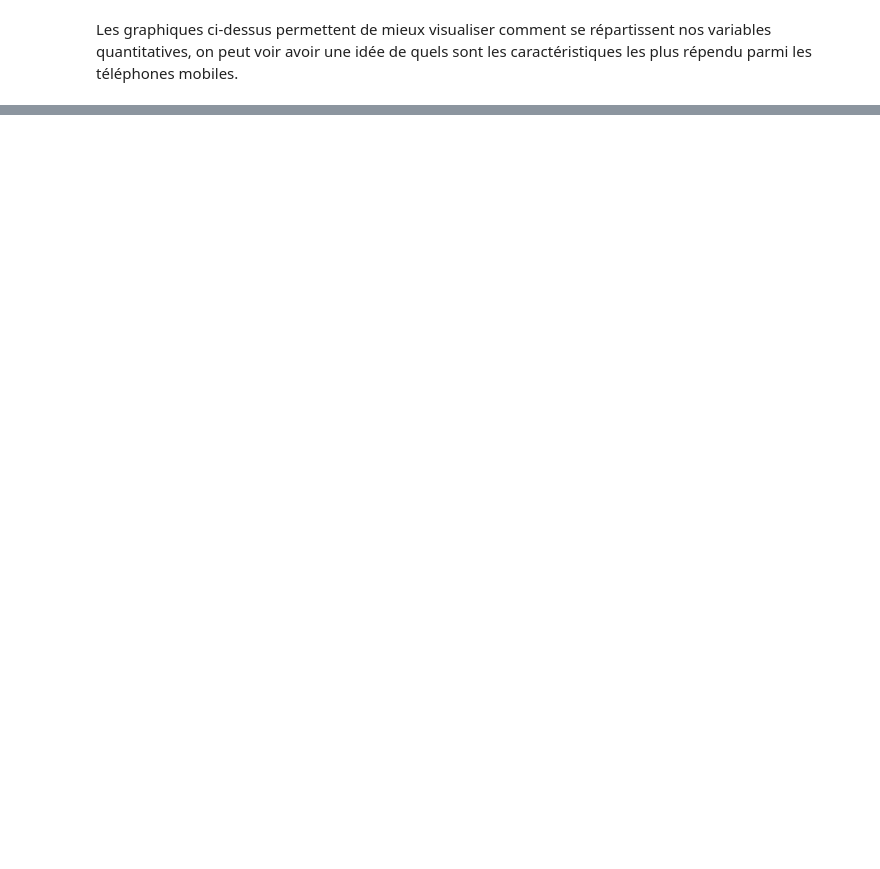
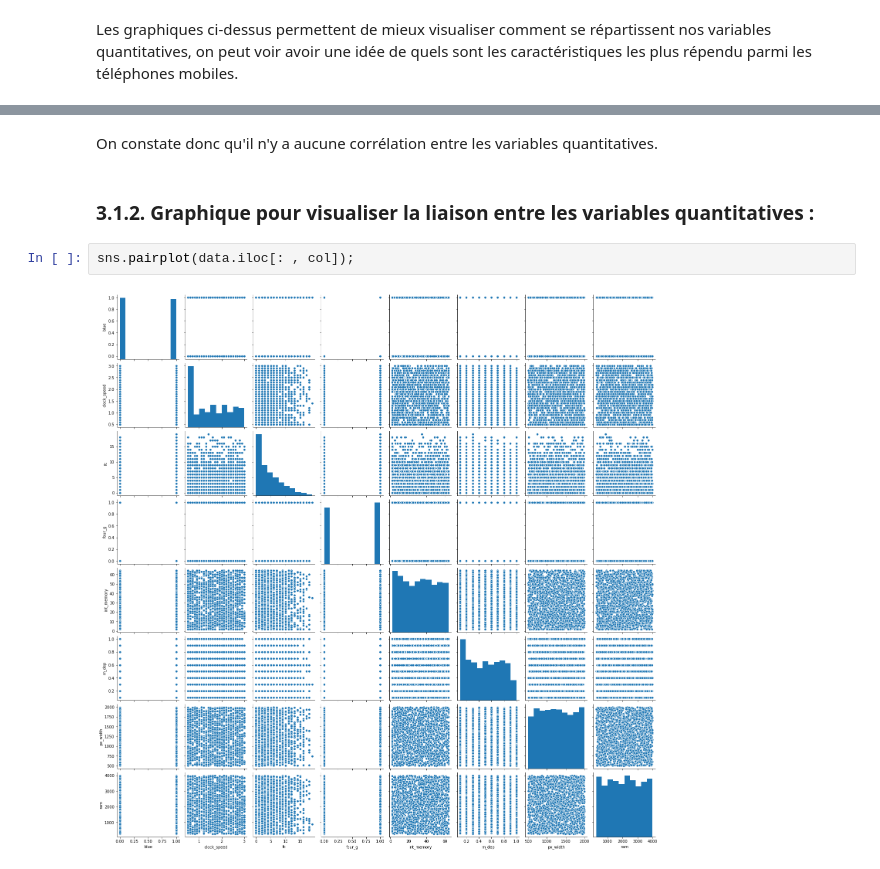
Before and after one commit to solal-paris1-ml/Stats_projetcs, a Jupyter notebook: Mobile Prices Dataset - Jorge/Projet - High dimensional Statistics.ipynb, the cells around one changed output, grey strips where cells are left out. Drawn from its saved outputs; the diff is of its cells as text; blank space fills up the shorter version.

```diff
--- a/Mobile Prices Dataset - Jorge/Projet - High dimensional Statistics.ipynb
+++ b/Mobile Prices Dataset - Jorge/Projet - High dimensional Statistics.ipynb
@@ -224,0 +342,8 @@ Les graphiques ci-dessus permettent de mieux visualiser comment se répartissent
+# %% [markdown]
+On constate donc qu'il n'y a aucune corrélation entre les variables quantitatives.
+# %% [markdown]
+### 3.1.2. Graphique pour visualiser la liaison entre les variables quantitatives :
+# %%
+sns.pairplot(data.iloc[: , col]);
+# %% [output]
+[figure, added]
```
Also changed, not shown: parts of 42 cells of this notebook.
